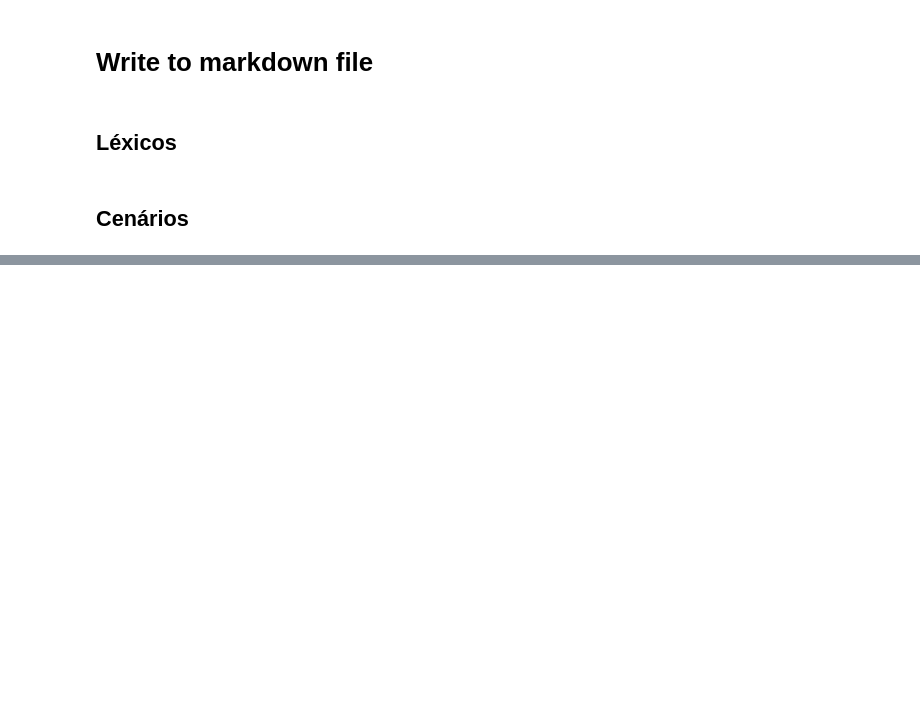
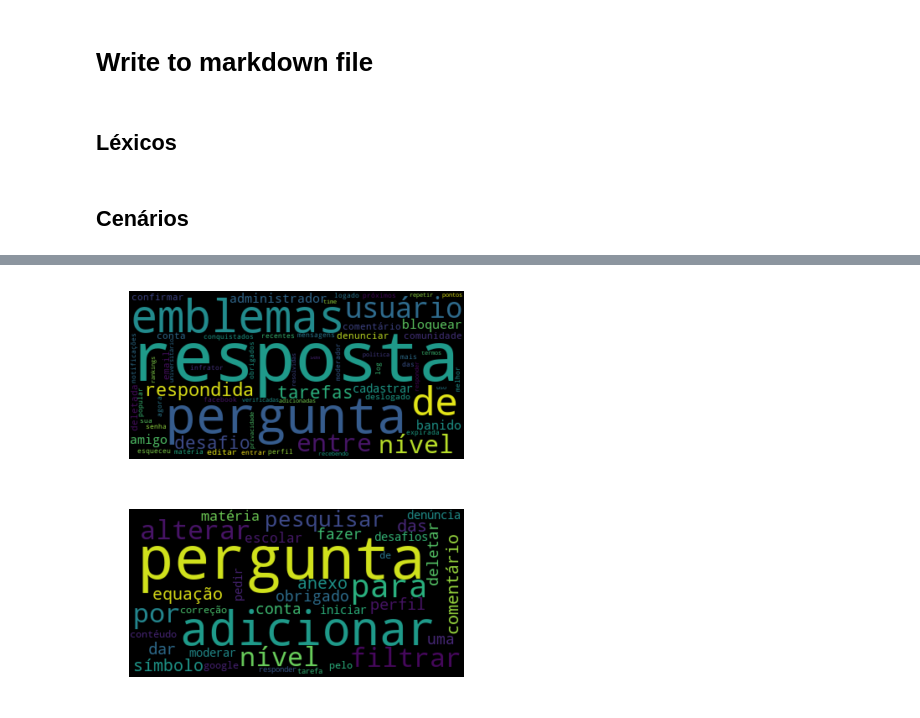
Before and after one commit to WelisonR/2019.1-Requisitos-Brainly, a Jupyter notebook: CeL_crawler_pucrio.ipynb, the cells around one changed output, grey strips where cells are left out. Saved outputs shown, nothing was run; the diff lists cells and outputs as text; code cells hidden in the pictures; blank space fills up the shorter version.

Commit message:
Adding wordcloud visualization

```diff
--- a/CeL_crawler_pucrio.ipynb
+++ b/CeL_crawler_pucrio.ipynb
@@ -409,0 +412,22 @@ generate_cenario_markdown(CENARIOS)
+# %%
+def count_lex(LEX):
+    vec_name = []
+    for lex in LEX:
+        w = lex.nome.split(" ")
+        for i in w:
+            vec_name.append(i)
+
+    return vec_name
+
+def count_cen(CEN):
+    vec_title = []
+
+    for cen in CEN:
+        w = cen.titulo.split(" ")
+        for i in w:
+            vec_title.append(i)
+
+    return vec_title
+
+lex_name = count_lex(LEXICOS)
+cen_title = count_cen(CENARIOS)
@@ -409,0 +450,20 @@ generate_cenario_markdown(CENARIOS)
+# %%
+from wordcloud import WordCloud
+import matplotlib.pyplot as plt
+
+string_lex = (" ").join(lex_name)
+string_cen = (" ").join(cen_title)
+
+wordcloud_lex = WordCloud(max_font_size=100).generate(string_lex)
+
+plt.imshow(wordcloud_lex, interpolation='bilinear')
+plt.axis("off")
+
+wordcloud_cen = WordCloud().generate(string_cen)
+plt.figure()
+plt.imshow(wordcloud_cen, interpolation="bilinear")
+plt.axis("off")
+plt.show()
+# %% [output]
+[figure, added]
+[figure, added]
```
Also changed, not shown: parts of 3 cells of this notebook.
